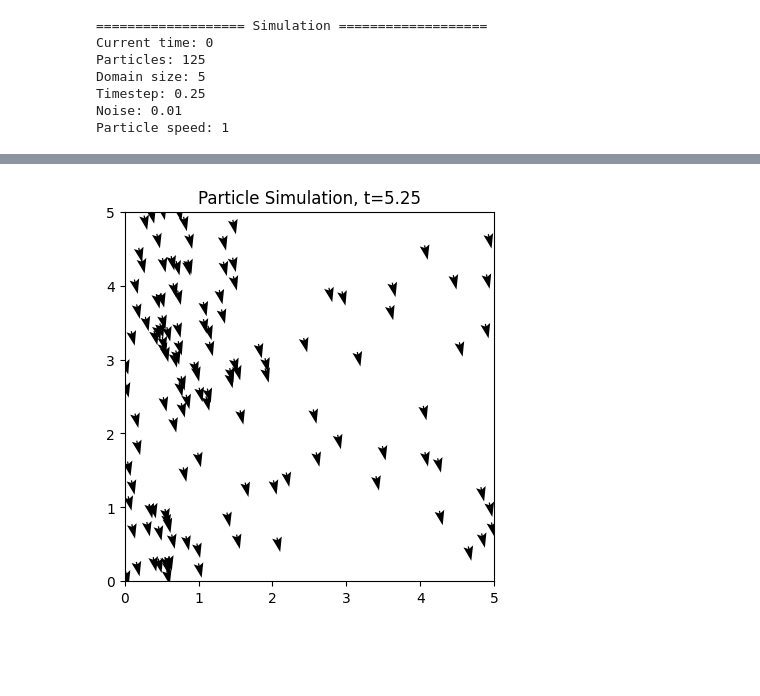
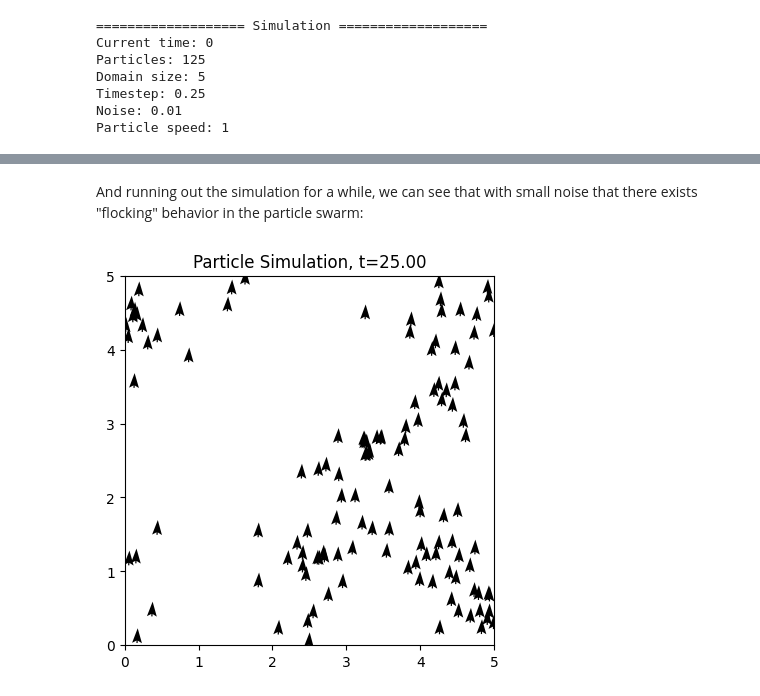
Before and after one commit to duncanam/particle_interactions_puzzle, a Jupyter notebook: examples/project.ipynb, the cells around one changed output, grey strips where cells are left out. Cells and saved outputs as stored; diff of their text form; code cells hidden in the pictures; blank space fills up the shorter version.

```diff
--- a/examples/project.ipynb
+++ b/examples/project.ipynb
@@ -29,5 +37,8 @@ pi.plot_simulation_timestep(sim)
+# %% [markdown]
+And running out the simulation for a while, we can see that with small noise that there exists "flocking" behavior in the particle swarm:
 # %%
-sim = sim.to_timestepped()
+for _ in range(100):
+    sim = sim.to_timestepped()
 pi.plot_simulation_timestep(sim)
 # %% [output]
-[figure, old version]
+[figure, new version]
```
Also changed, not shown: parts of 10 cells of this notebook, 3 other files.
